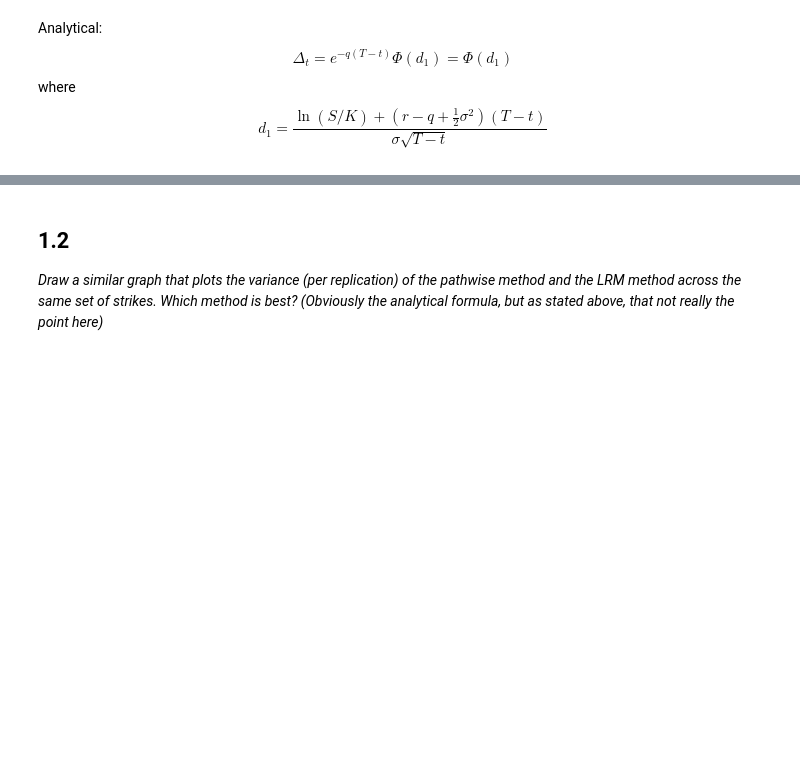
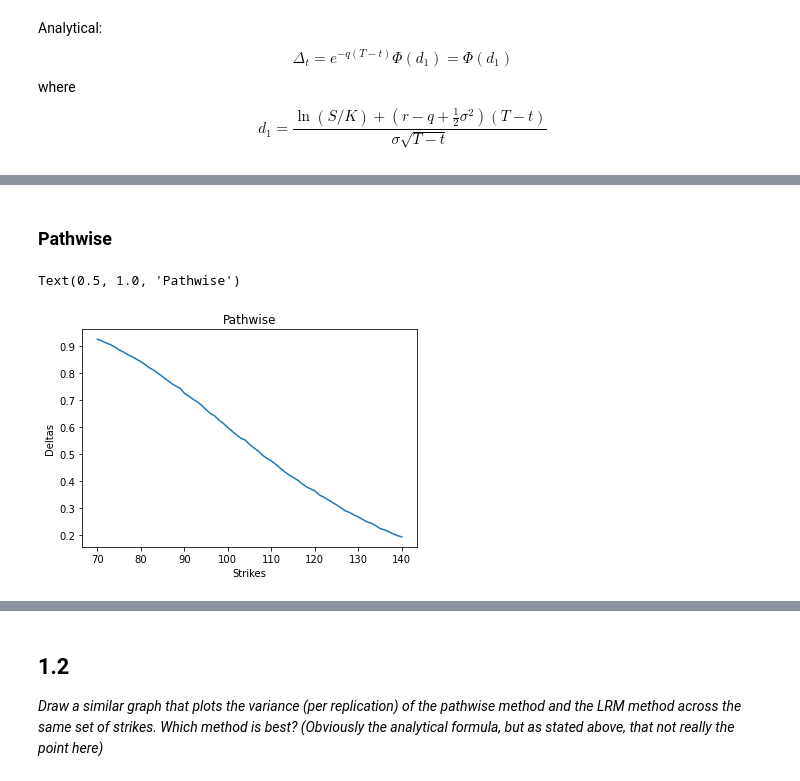
Before and after one commit to OHellum/CompFinExercises, a Jupyter notebook: CompFinExercise1.ipynb, the cells around one changed output, grey strips where cells are left out. Drawn from its saved outputs; the diff is of its cells as text; code cells hidden in the pictures; blank space fills up the shorter version.

```diff
--- a/CompFinExercise1.ipynb
+++ b/CompFinExercise1.ipynb
@@ -23,0 +52,19 @@ $$
+# %% [markdown]
+### Pathwise
+# %%
+spot_paths_factor = spot*np.exp((rate - 0.5*sigma**2)*maturity)
+
+pathwise_deltas = []
+for strike in strikes:
+    # spotPaths = spot*np.exp((rate - 0.5*sigma**2)*maturity + sigma*np.sqrt(maturity)*np.random.normal(size=100000))
+    spot_paths = spot_paths_factor * np.exp(sigma*np.sqrt(maturity)*np.random.normal(size=100000))
+    delta_paths = np.exp(-rate * maturity) * (spot_paths > strike) * spot_paths / spot
+    pathwise_deltas.append(np.mean(delta_paths))
+
+plt.plot(strikes, pathwise_deltas)
+plt.xlabel('Strikes')
+plt.ylabel('Deltas')
+plt.title('Pathwise')
+# %% [output]
+Text(0.5, 1.0, 'Pathwise')
+[figure, added]
```
Also changed, not shown: parts of 19 cells of this notebook.
